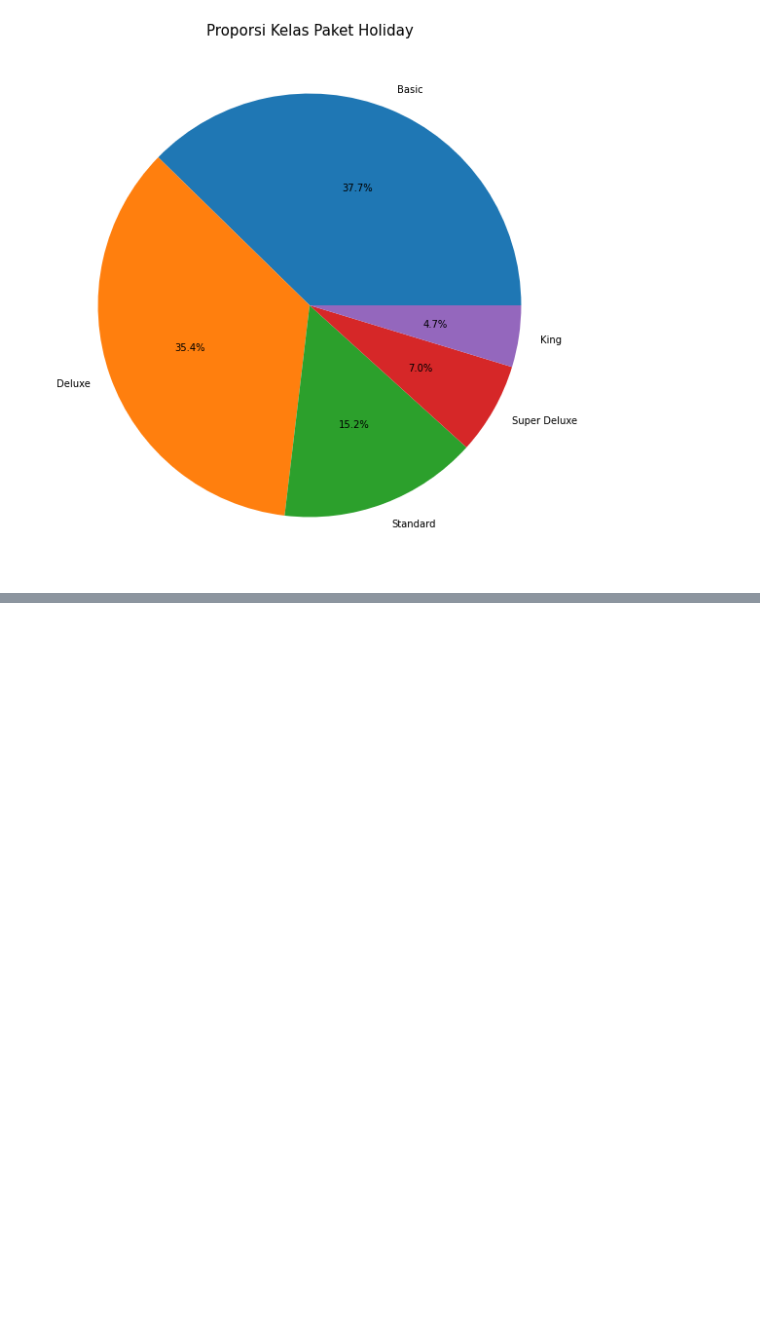
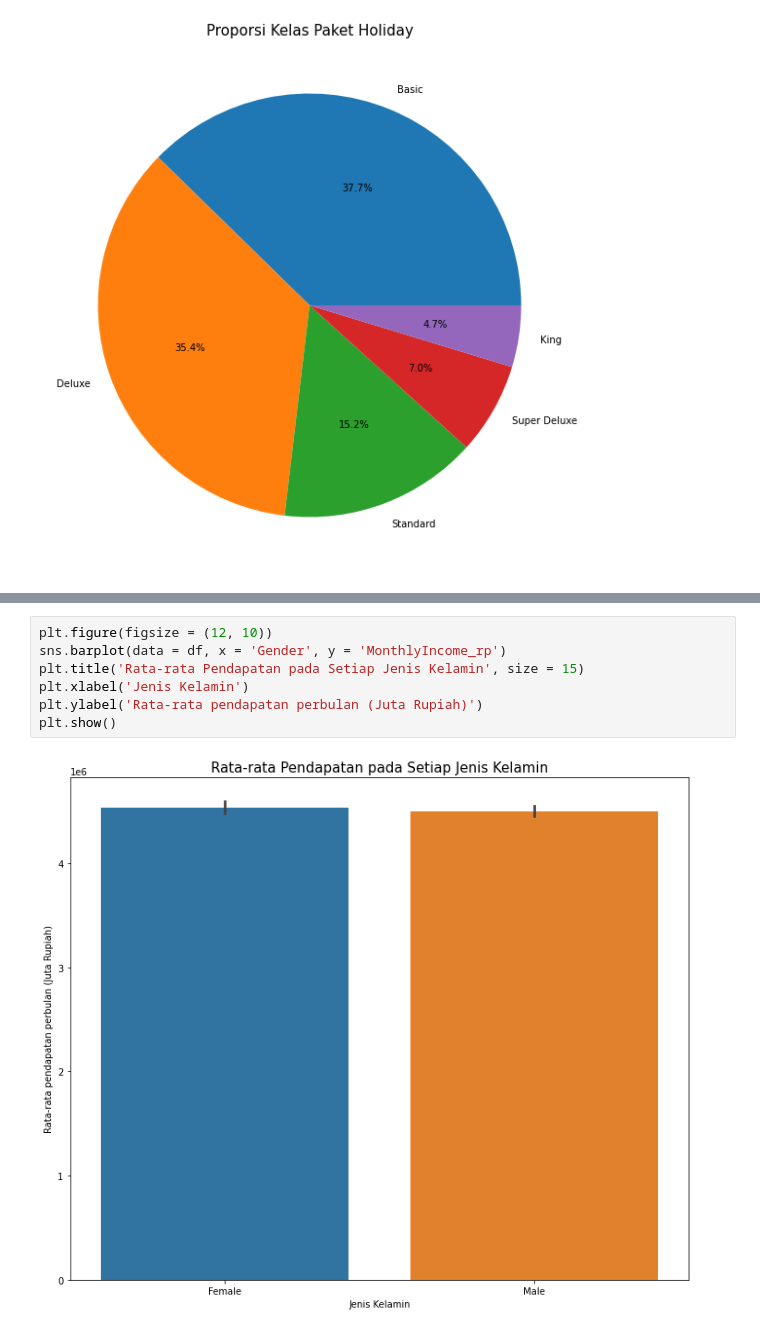
Before and after one commit to H8-Assignments-Bay/p2---final-project-group-005, a Jupyter notebook: eda.ipynb, the cells around one changed output, grey strips where cells are left out. Drawn from its saved outputs; the diff is of its cells as text; blank space fills up the shorter version.

```diff
--- a/eda.ipynb
+++ b/eda.ipynb
@@ -196,0 +249,9 @@ plt.show()
+# %%
+plt.figure(figsize = (12, 10))
+sns.barplot(data = df, x = 'Gender', y = 'MonthlyIncome_rp')
+plt.title('Rata-rata Pendapatan pada Setiap Jenis Kelamin', size = 15)
+plt.xlabel('Jenis Kelamin')
+plt.ylabel('Rata-rata pendapatan perbulan (Juta Rupiah)')
+plt.show()
+# %% [output]
+[figure, added]
```
Also changed, not shown: parts of 21 cells of this notebook.
